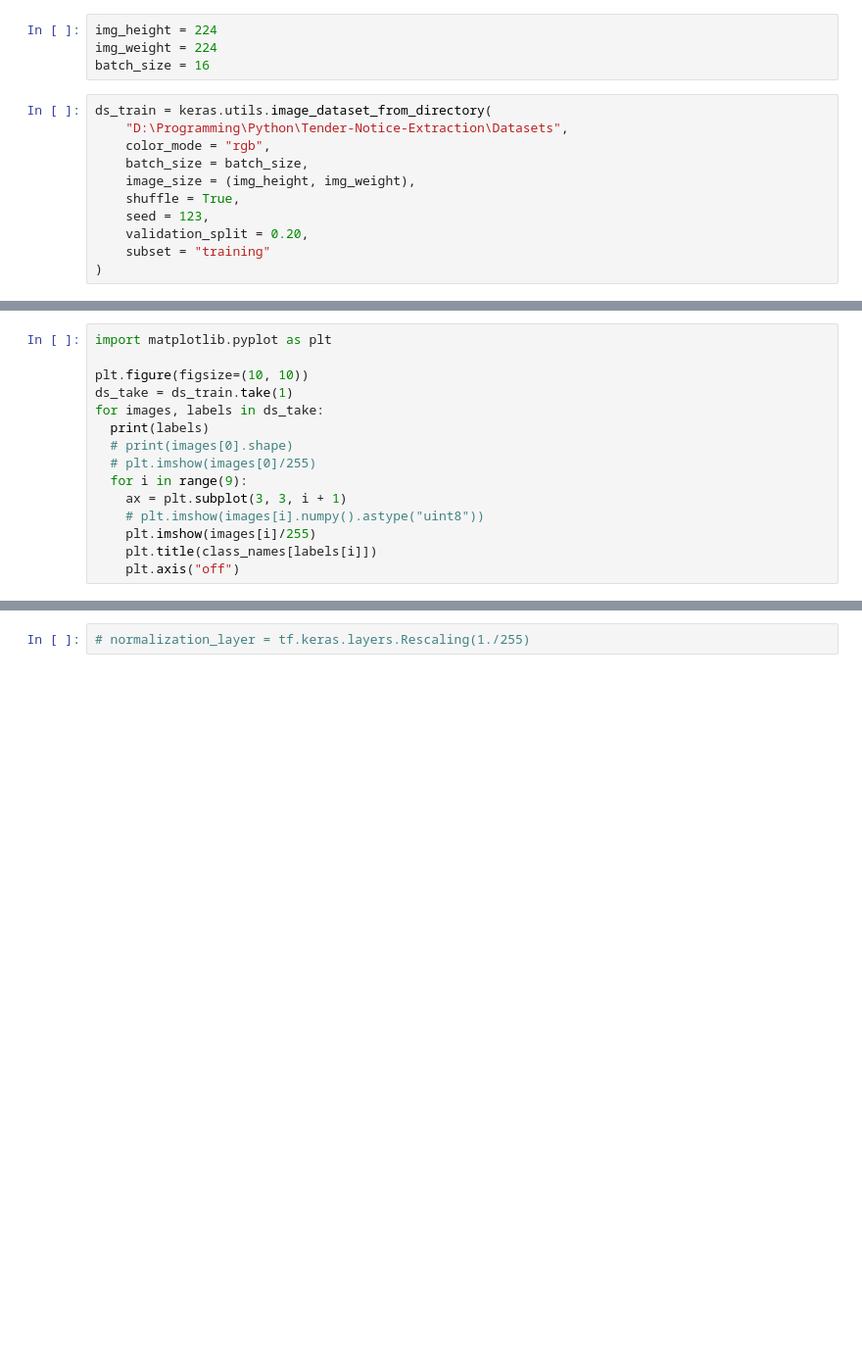
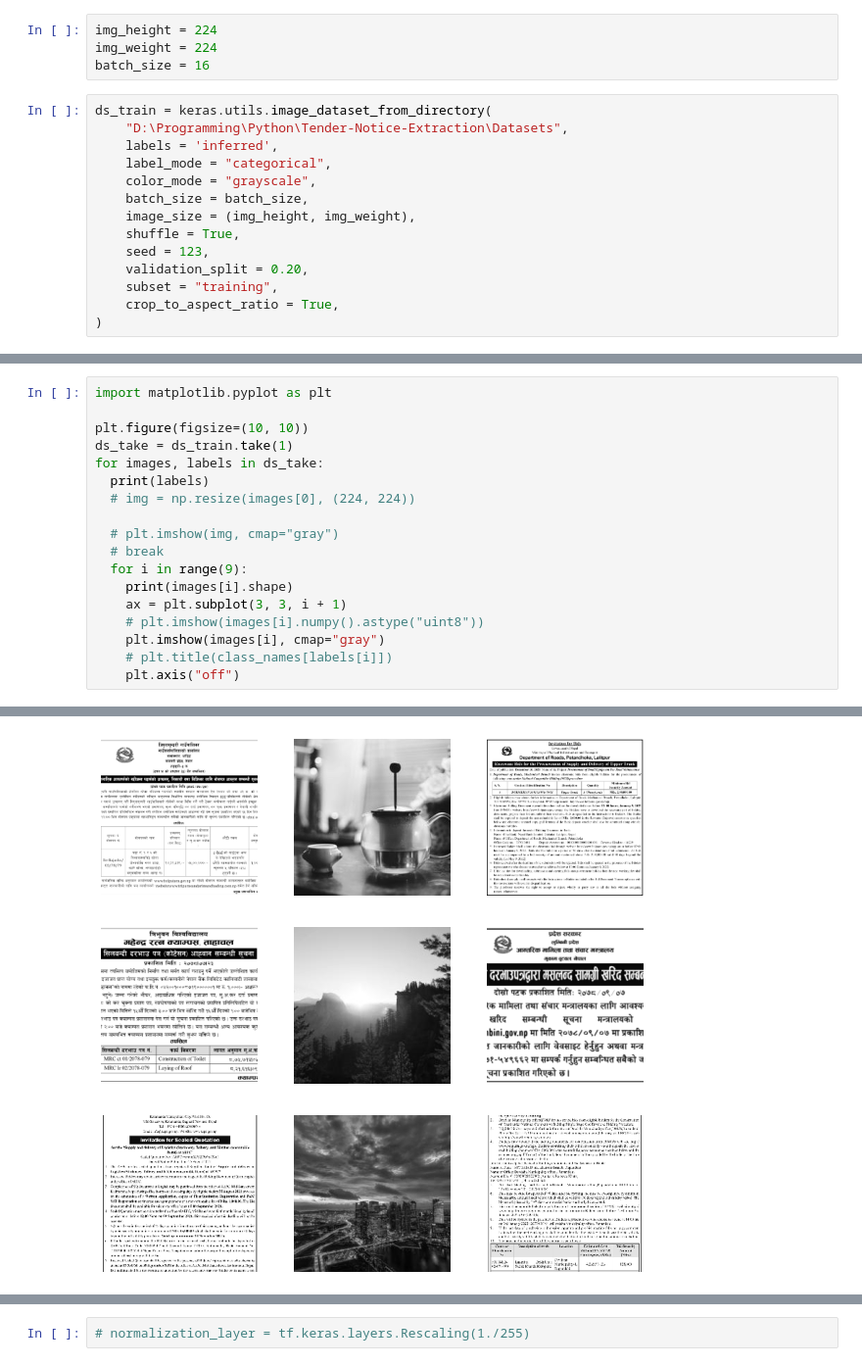
Before and after one commit to devrajneupane/Tender-Notice-Extraction, a Jupyter notebook: source/models.ipynb, the cells around one changed output, grey strips where cells are left out. Shown at 98% size. Drawn from its saved outputs; the diff is of its cells as text; blank space fills up the shorter version.

```diff
--- a/source/models.ipynb
+++ b/source/models.ipynb
@@ -55,11 +76,14 @@ batch_size = 16
 # %%
 ds_train = keras.utils.image_dataset_from_directory(
     "D:\Programming\Python\Tender-Notice-Extraction\Datasets",
-    color_mode = "rgb",
+    labels = 'inferred',
+    label_mode = "categorical",
+    color_mode = "grayscale",
     batch_size = batch_size,
     image_size = (img_height, img_weight),
     shuffle = True,
     seed = 123,
     validation_split = 0.20,
-    subset = "training"
+    subset = "training",
+    crop_to_aspect_ratio = True,
 )
@@ -84,11 +119,15 @@ plt.figure(figsize=(10, 10))
 ds_take = ds_train.take(1)
 for images, labels in ds_take:
   print(labels)
-  # print(images[0].shape)
-  # plt.imshow(images[0]/255)
+  # img = np.resize(images[0], (224, 224))
+
+  # plt.imshow(img, cmap="gray")
+  # break
   for i in range(9):
+    print(images[i].shape)
     ax = plt.subplot(3, 3, i + 1)
     # plt.imshow(images[i].numpy().astype("uint8"))
-    plt.imshow(images[i]/255)
-    plt.title(class_names[labels[i]])
+    plt.imshow(images[i], cmap="gray")
+    # plt.title(class_names[labels[i]])
     plt.axis("off")
+# %% [output]
@@ -95,3 +151,4 @@ for images, labels in ds_take:
+[figure, added]
 # %%
 for image_batch, labels_batch in ds_train:
   print(image_batch.shape)
```
Also changed, not shown: parts of 16 cells of this notebook, 5 other files.
